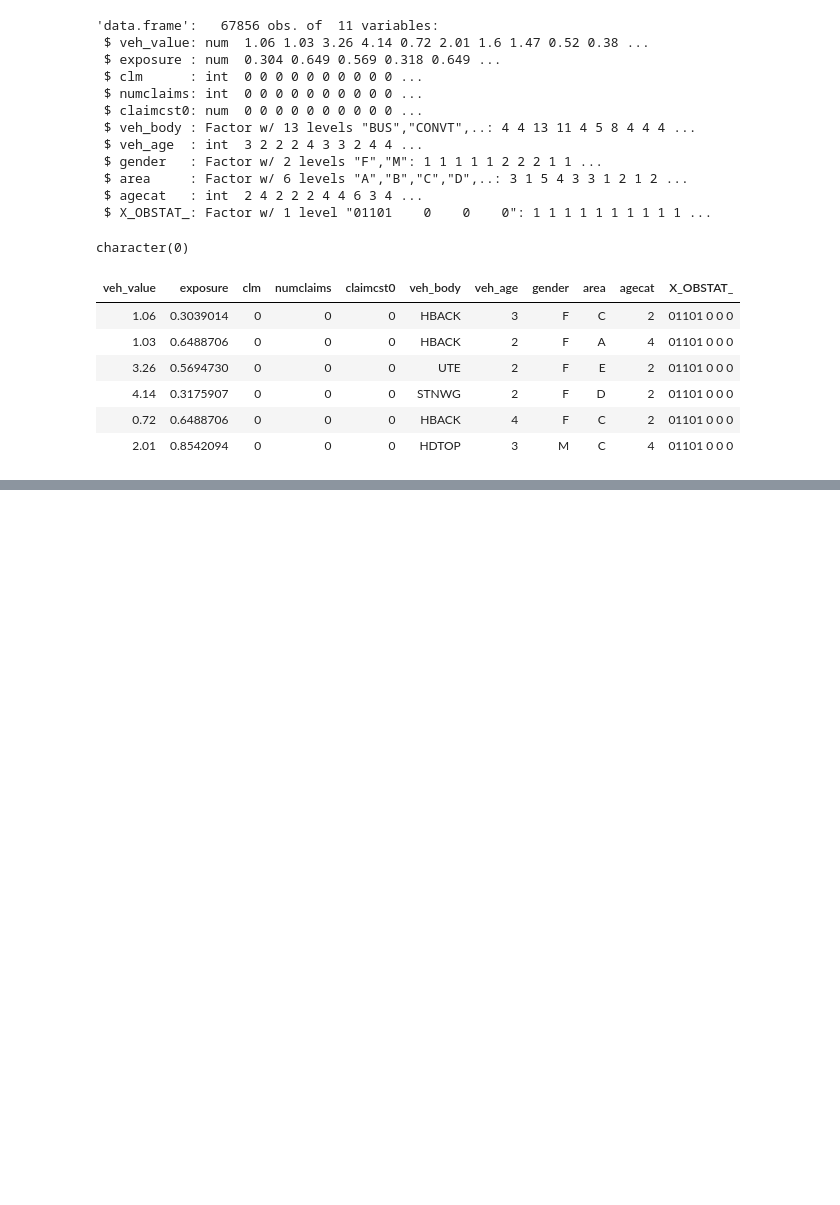
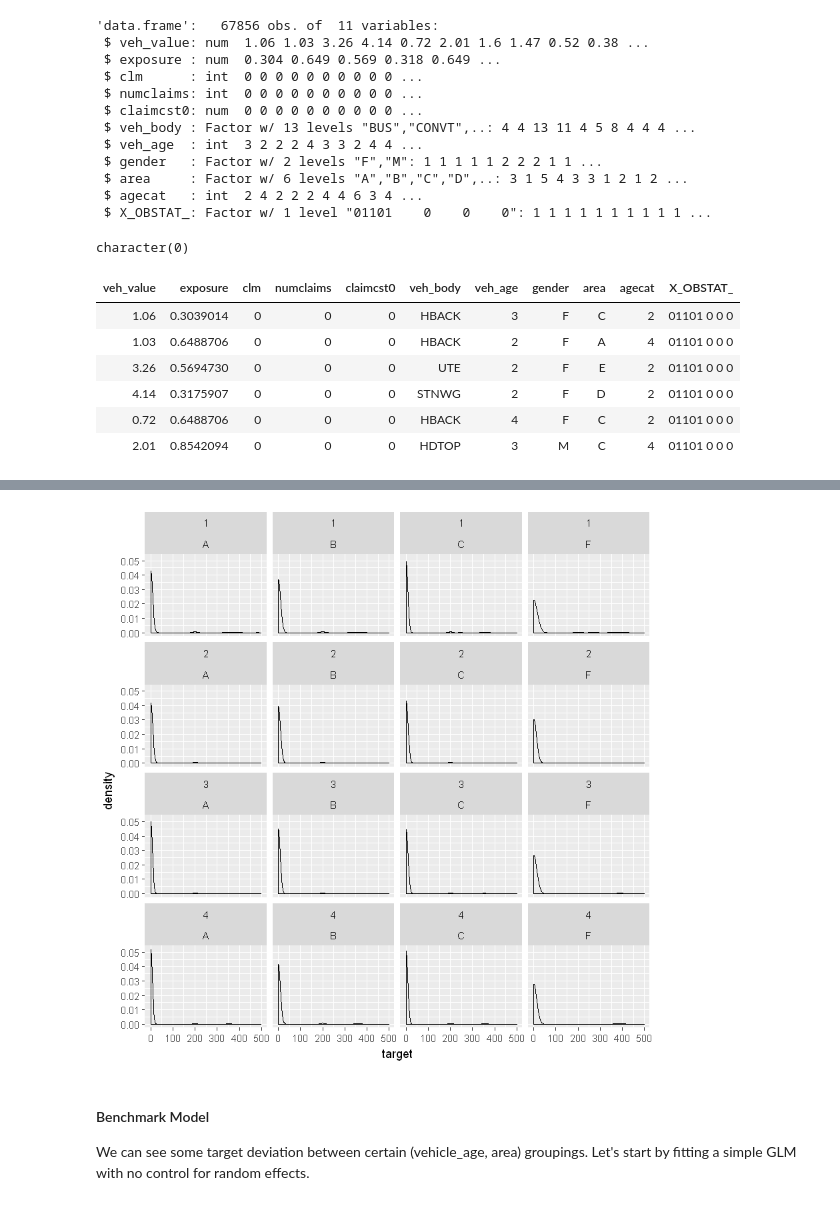
Before and after one commit to juliansteam/Insurance_Modeling, a Jupyter notebook: part03.ipynb, the cells around one changed output, grey strips where cells are left out. Saved outputs shown, nothing was run; the diff lists cells and outputs as text; code cells hidden in the pictures; blank space fills up the shorter version.

```diff
--- a/part03.ipynb
+++ b/part03.ipynb
@@ -81,0 +92,10 @@ character(0)
+# %%
+# Visualize claim cost by vehicle age and area
+library(ggplot2)
+
+ggplot(dataCar, aes(x = target)) + geom_density() + facet_wrap(as.factor(veh_age) ~ area)
+# %% [output]
+[figure, added]
+# %% [markdown]
+#### Benchmark Model
+We can see some target deviation between certain (vehicle_age, area) groupings. Let's start by fitting a simple GLM with no control for random effects.
```
Also changed, not shown: parts of 9 cells of this notebook.
